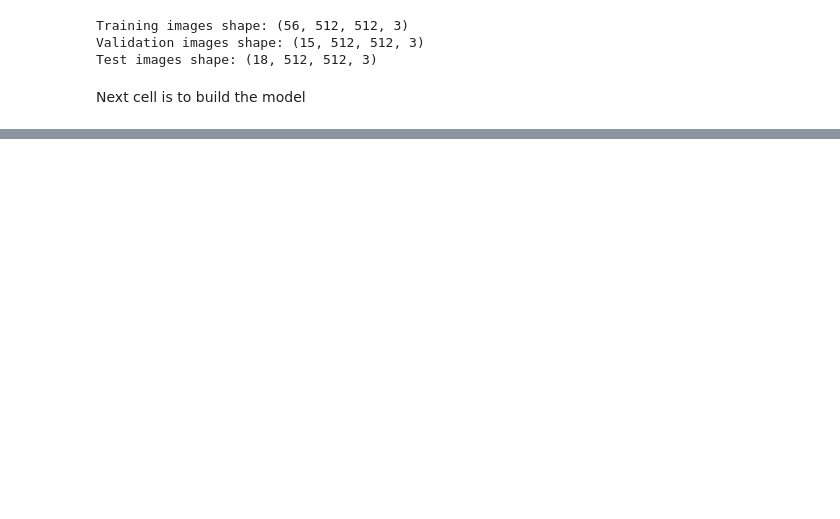
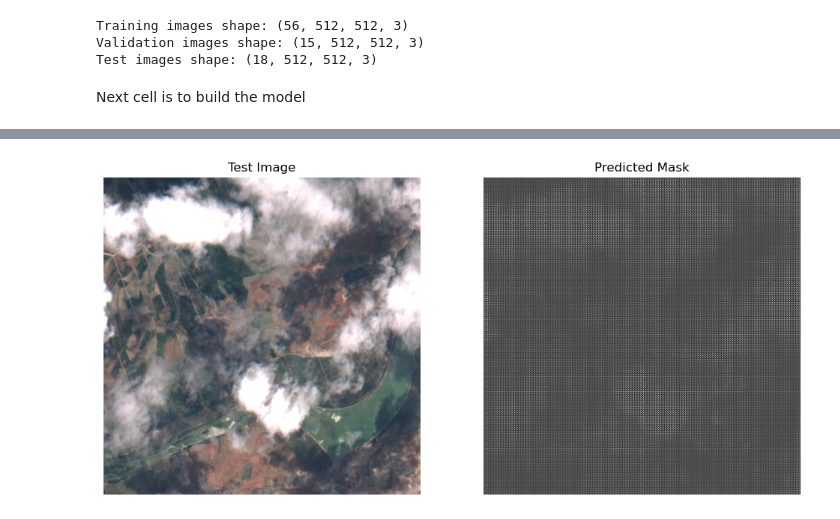
Before and after one commit to irregularBismuth/d7046e_project, a Jupyter notebook: pixel-wise cloud coverage.ipynb, the cells around one changed output, grey strips where cells are left out. Cells and saved outputs as stored; diff of their text form; code cells hidden in the pictures; blank space fills up the shorter version.

Commit message:
A simple U-net model is committed

```diff
--- a/pixel-wise cloud coverage.ipynb
+++ b/pixel-wise cloud coverage.ipynb
@@ -205,0 +258,3 @@ Next cell is to build the model
+# %%
+# This is to fit the model to the data
+history = model.fit(images_train, masks_train, validation_data=(images_val, masks_val), epochs=20, batch_size=16)
@@ -205,0 +290,20 @@ Next cell is to build the model
+# %%
+#The current cell is to predict and visualise the segmentation result
+
+# Check predictions on test images
+predictions = model.predict(images_test)
+
+# Visualise the first test image and the corresponding mask
+plt.figure(figsize=(12, 6))
+plt.subplot(1, 2, 1)
+plt.imshow(images_test[0])  # Display the test image
+plt.title('Test Image')
+plt.axis('off')
+
+plt.subplot(1, 2, 2)
+plt.imshow(predictions[0, :, :, 0], cmap='gray')  # Display the predicted mask
+plt.title('Predicted Mask')
+plt.axis('off')
+
+plt.show()
+# %% [output]
@@ -205,0 +311 @@ Next cell is to build the model
+[figure, added]
```
Also changed, not shown: parts of 11 cells of this notebook.
